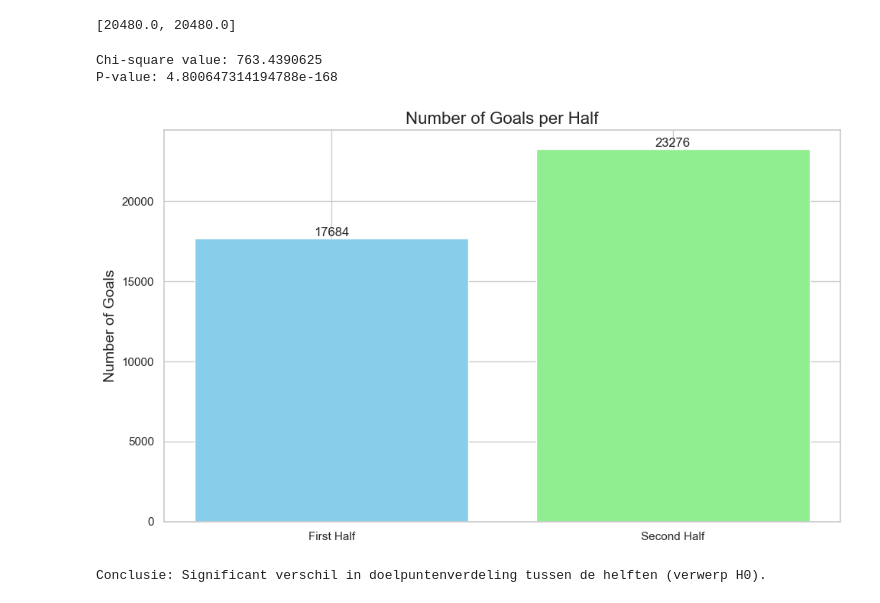
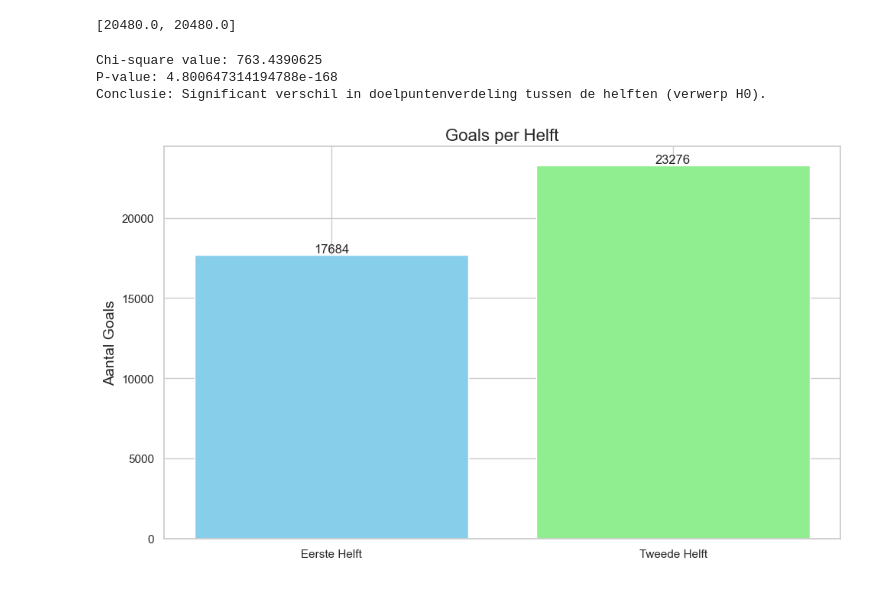
Before and after one commit to Robbevanherpe1/DEP1-2023-2024-groep30, a Jupyter notebook: analyses/robbe/analyse_gemiddeld4.ipynb, the cells around one changed output. Drawn from its saved outputs; the diff is of its cells as text; code cells hidden in the pictures.

```diff
--- a/analyses/robbe/analyse_gemiddeld4.ipynb
+++ b/analyses/robbe/analyse_gemiddeld4.ipynb
@@ -52,34 +52,34 @@ chi2_stat, p_value = chisquare(f_obs=totals, f_exp=expected_goals)
 # Resultaten uitvoeren
 print(f"Chi-square value: {chi2_stat}")
 print(f"P-value: {p_value}")
+
+# Conclusie op basis van de chi-kwadraat test
+if p_value < 0.05:
+    print("Conclusie: Significant verschil in doelpuntenverdeling tussen de helften (verwerp H0).")
+else:
+    print("Conclusie: Geen significant verschil in doelpuntenverdeling tussen de helften (H0 niet verwerpen).")
 # %% [output]
 Chi-square value: 763.4390625
 P-value: 4.800647314194788e-168
+Conclusie: Significant verschil in doelpuntenverdeling tussen de helften (verwerp H0).
 # %%
 # Plot instellingen met seaborn
 sns.set(style="whitegrid")
-labels = ['First Half', 'Second Half']
+labels = ['Eerste Helft', 'Tweede Helft']
 colors = ['skyblue', 'lightgreen']
 
 # Staafdiagram maken
 plt.figure(figsize=(10, 6))
 bars = plt.bar(labels, totals, color=colors)
-plt.title('Number of Goals per Half', fontsize=16)
-plt.ylabel('Number of Goals', fontsize=14)
+plt.title('Goals per Helft', fontsize=16)
+plt.ylabel('Aantal Goals', fontsize=14)
 
-# Annotate bars with goal counts
+# Zij balken
 for bar in bars:
     height = bar.get_height()
     plt.text(bar.get_x() + bar.get_width()/2.0, height, int(height), va='bottom', ha='center', fontsize=12)
 
 plt.tight_layout()
 plt.show()
-
-# Conclusie op basis van de chi-kwadraat tes
-if p_value < 0.05:
-    print("Conclusie: Significant verschil in doelpuntenverdeling tussen de helften (verwerp H0).")
-else:
-    print("Conclusie: Geen significant verschil in doelpuntenverdeling tussen de helften (H0 niet verwerpen).")
 # %% [output]
-[figure, old version]
+[figure, new version]
-Conclusie: Significant verschil in doelpuntenverdeling tussen de helften (verwerp H0).
```
